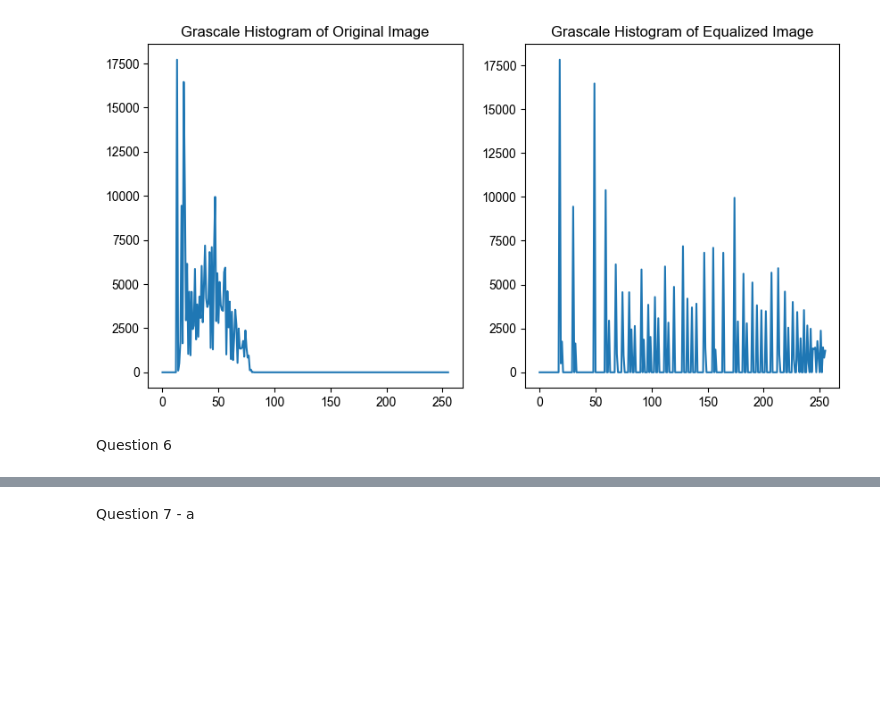
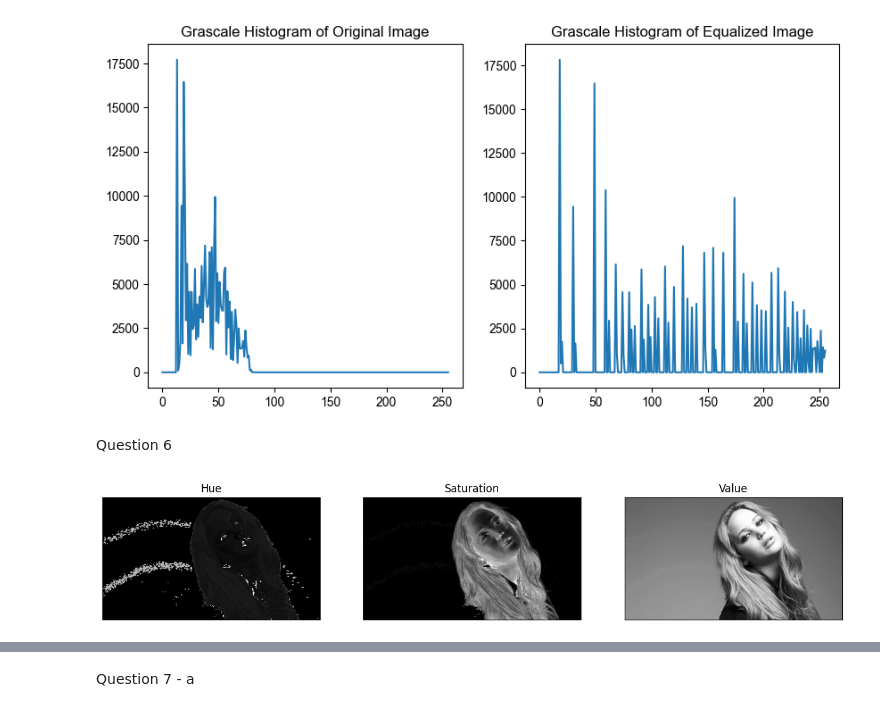
Before and after one commit to Dulan24/S5_EN3061_Image-processing, a Jupyter notebook: Activity 01/answers/codes.ipynb, the cells around one changed output, grey strips where cells are left out. Cells and saved outputs as stored; diff of their text form; code cells hidden in the pictures; blank space fills up the shorter version.

```diff
--- a/Activity 01/answers/codes.ipynb
+++ b/Activity 01/answers/codes.ipynb
@@ -303,0 +295,91 @@ h_img, s_img, v_img = cv.split(img_cvt)
+# %%
+import cv2 as cv
+import matplotlib.pyplot as plt
+import numpy as np
+
+img_orig = cv.imread('../jeniffer.jpg', cv.IMREAD_COLOR)
+img_col = cv.cvtColor(img_orig, cv.COLOR_BGR2RGB)
+img_R, img_G, img_B = cv.split(img_col)
+
+img_cvt = cv.cvtColor(img_orig, cv.COLOR_BGR2HSV)
+h_img, s_img, v_img = cv.split(img_cvt)
+fig, ax = plt.subplots(1,3, figsize = (15,15))
+ax[0].imshow(h_img, cmap='gray')
+ax[0].set_xticks([])
+ax[0].set_yticks([])
+ax[0].set_title('Hue')
+
+ax[1].imshow(s_img, cmap='gray')
+ax[1].set_xticks([])
+ax[1].set_yticks([])
+ax[1].set_title('Saturation')
+
+ax[2].imshow(v_img, cmap='gray')
+ax[2].set_xticks([])
+ax[2].set_yticks([])
+ax[2].set_title('Value')
+
+plt.show()
+
+threshold_value = 11
+_, binary_img = cv.threshold(s_img, threshold_value, 255, cv.THRESH_BINARY)
+
+foreground = cv.bitwise_and(img_col, img_col, mask=binary_img).astype(np.uint8)
+
+fig, ax = plt.subplots(1,2, figsize=(10, 10))
+ax[0].imshow(foreground)
+ax[0].set_title('Foreground')
+ax[0].axis('off')
+
+ax[1].imshow(binary_img, cmap = 'gray')
+ax[1].set_title('binary_mask')
+ax[1].axis('off')
+
+plt.show()
+
+histograms = []
+color = ('r', 'g', 'b')
+for i, c in enumerate(color):
+    hist_orig = cv.calcHist([img_col], [i], None, [256], [0, 256])
+    plt.plot(hist_orig, color=c)
+    plt.title('histogram')
+    histograms.append(hist_orig)
+
+plt.show()
+
+cumilative = np.cumsum(histograms, axis=1)
+#print(len(histograms[0]))
+
+for i in range(256):
+    # for 'r'
+    cumilative[0][i] = cumilative[0][i] * 255 / cumilative[0][255]
+    cumilative[0][i] = np.clip(np.round(cumilative[0][i]), 0, 255).astype(np.uint8)
+
+    # for 'g'
+    cumilative[1][i] = cumilative[1][i] * 255 / cumilative[1][255]
+    cumilative[1][i] = np.clip(np.round(cumilative[1][i]), 0, 255).astype(np.uint8)
+
+    # for 'b'
+    cumilative[2][i] = cumilative[2][i] * 255 / cumilative[2][255]
+    cumilative[2][i] = np.clip(np.round(cumilative[2][i]), 0, 255).astype(np.uint8)
+
+img_R = cv.LUT(img_R, np.array(cumilative[0]))
+img_G = cv.LUT(img_G, np.array(cumilative[1]))
+img_B = cv.LUT(img_B, np.array(cumilative[2]))
+
+#print(cumilative[0])
+
+image = cv.merge((img_R, img_G, img_B))
+
+fig, ax = plt.subplots(1, 2, figsize=(10,10))
+ax[0].imshow(image)
+ax[0].set_title('Histogram equalized foreground')
+ax[0].axis('off')
+
+background = np.minimum(img_col - foreground, 0)
+eddited_ing = np.maximum(background + image, 255)
+ax[1].imshow(eddited_ing)
+ax[1].set_title("Equalized foreground with normal background")
+ax[1].axis('off')
+# %% [output]
+[figure, added]
```
Also changed, not shown: parts of 4 cells of this notebook, 1 other file.
